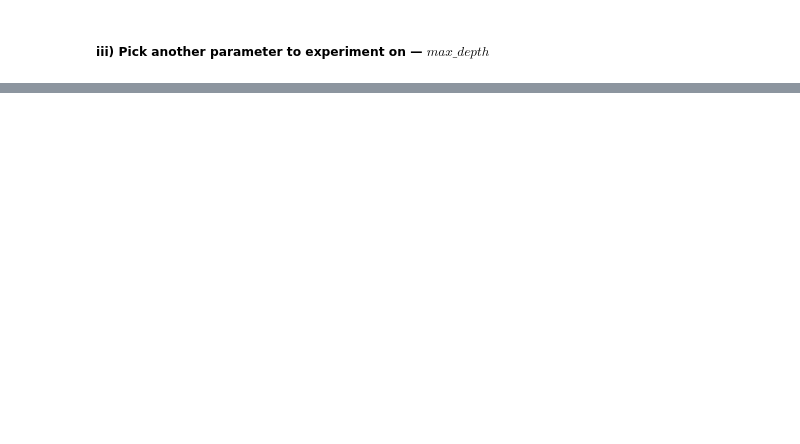
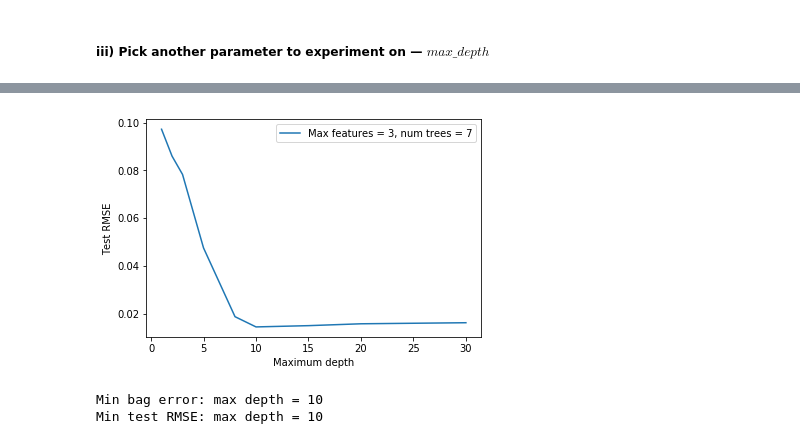
Before and after one commit to popo0293/EE219Project4, a Jupyter notebook: Project 4.ipynb, the cells around one changed output, grey strips where cells are left out. Saved outputs shown, nothing was run; the diff lists cells and outputs as text; code cells hidden in the pictures; blank space fills up the shorter version.

```diff
--- a/Project 4.ipynb
+++ b/Project 4.ipynb
@@ -478,2 +490,20 @@ plt.show()
 # %% [markdown]
 ##### iii) Pick another parameter to experiment on &mdash; $max\_depth$
+# %%
+maxdepth = [1, 2, 3, 5, 8, 10, 15, 20, 30]
+
+# We use 3 as maximum features and 7 as number of trees
+bag_error_md = []
+test_rmse_md = []
+for md in maxdepth:
+    rf = RandomForestRegressor(n_estimators=7, \
+                             max_features=3, max_depth=md, \
+                             bootstrap=True, oob_score=True, n_jobs=-2)
+
+    [_, tst_rmse] = reportandplot(rf, featurematrix, \
+                                  y, verbose=False)
+    test_rmse_md.append(tst_rmse)
+
+    rf.fit(featurematrix, y)
+    y_pred = rf.predict(featurematrix)
+    bag_error_md.append(1-rf.oob_score_)
@@ -479,0 +519,17 @@ plt.show()
+# %%
+plt.figure()
+plt.plot(maxdepth, test_rmse_md, label="Max features = 3, num trees = 7")
+plt.xlabel('Maximum depth')
+plt.ylabel('Test RMSE')
+plt.legend()
+plt.show()
+# %% [output]
+[figure, added]
+# %%
+mdb = np.argmin(bag_error_md, axis=None)
+print("Min bag error: max depth = %d" % maxdepth[mdb] )
+md = np.argmin(test_rmse_md, axis=None)
+print("Min test RMSE: max depth = %d" % maxdepth[md] )
+# %% [output]
+Min bag error: max depth = 10
+Min test RMSE: max depth = 10
```
Also changed, not shown: parts of 9 cells of this notebook, 2 other files.
